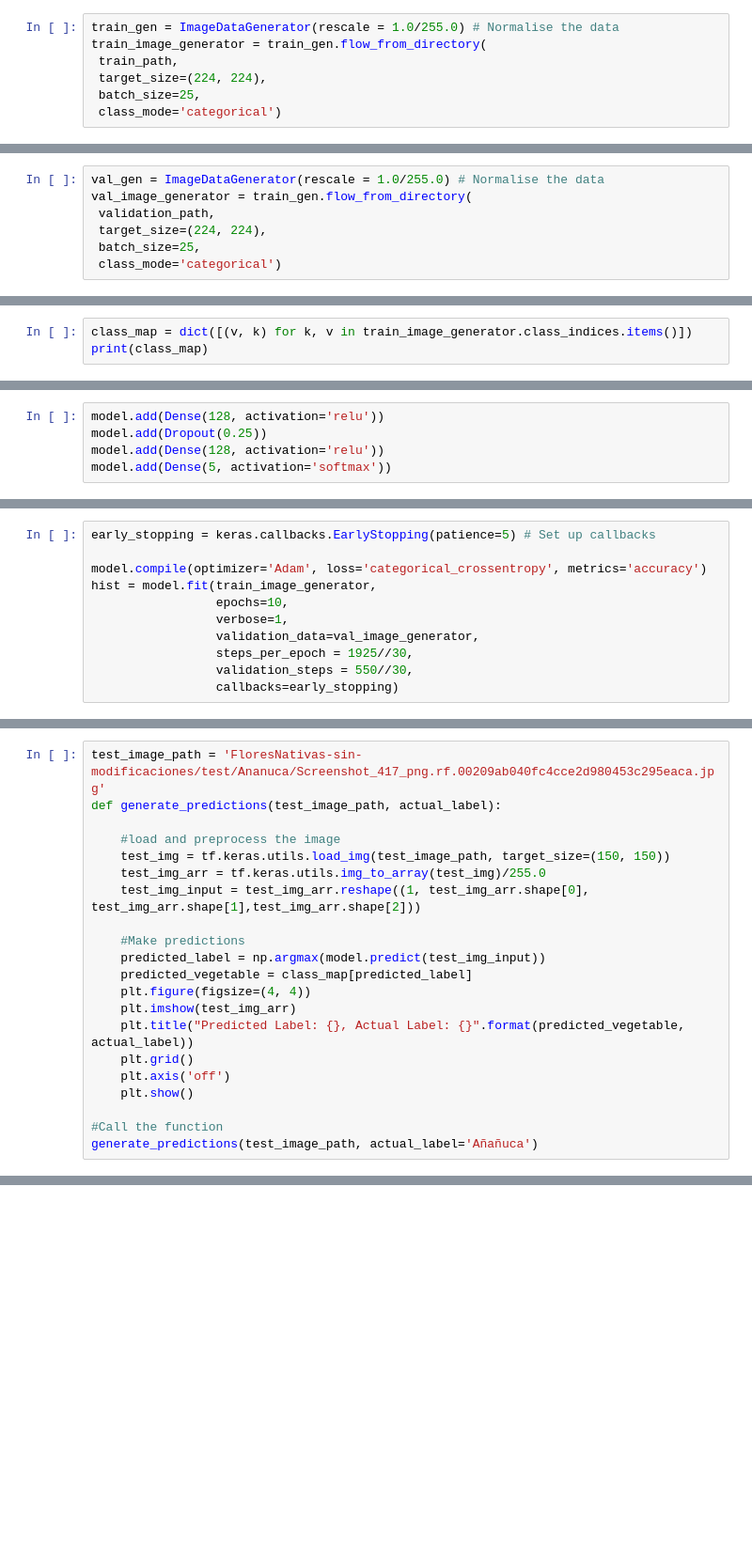
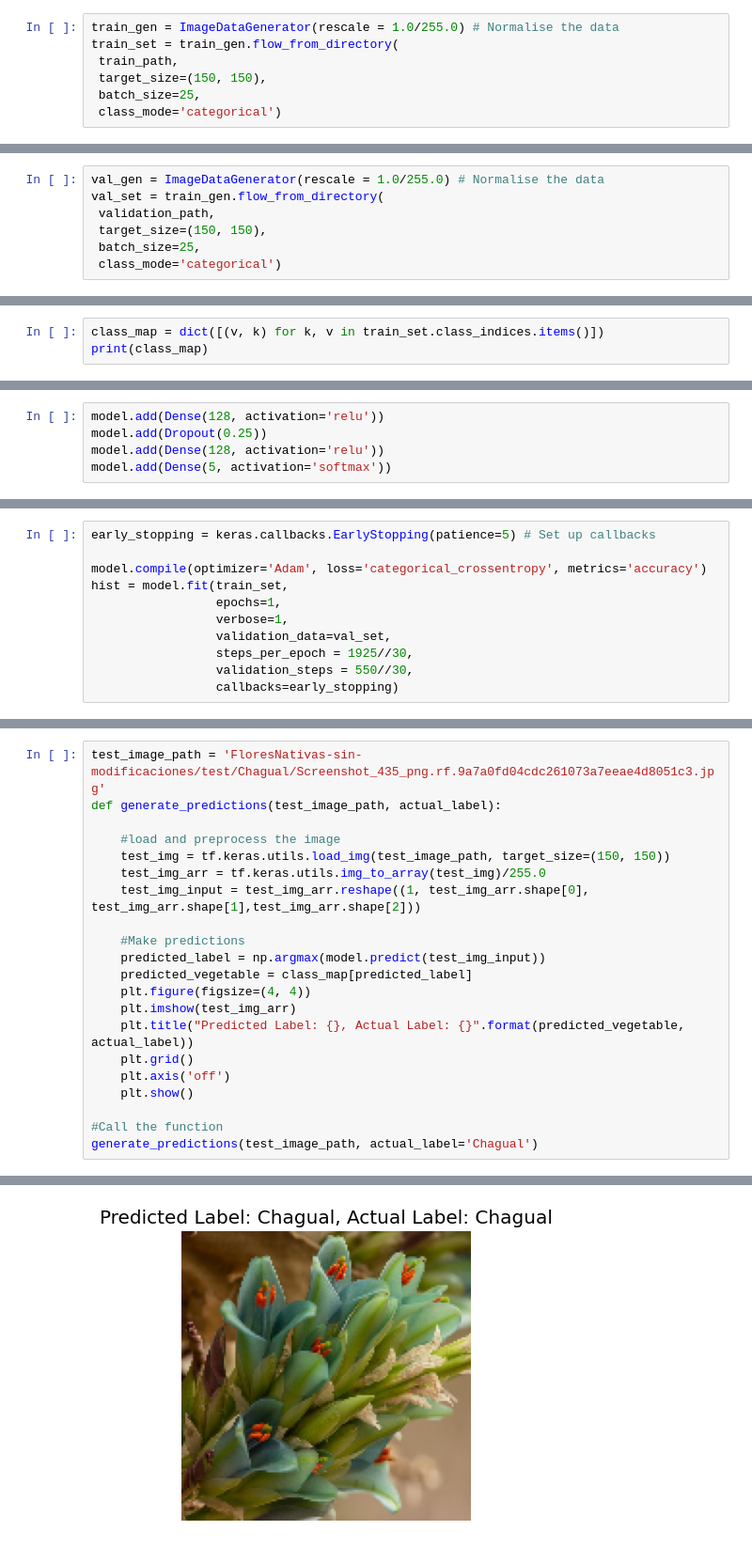
Before and after one commit to PabloSMD/FloraNativaChilenaCNN, a Jupyter notebook: CNN Flores.ipynb, the cells around one changed output, grey strips where cells are left out. Shown: that part at 94% size. Drawn from its saved outputs; the diff is of its cells as text; blank space fills up the shorter version.

```diff
--- a/CNN Flores.ipynb
+++ b/CNN Flores.ipynb
@@ -109,17 +109,17 @@ plt.show()
 #MOSTRAR EJEMPLOS DE CADA CLASE
 # %%
 train_gen = ImageDataGenerator(rescale = 1.0/255.0) # Normalise the data
-train_image_generator = train_gen.flow_from_directory(
+train_set = train_gen.flow_from_directory(
  train_path,
- target_size=(224, 224),
+ target_size=(150, 150),
  batch_size=25,
  class_mode='categorical')
 # %% [output]
 Found 1925 images belonging to 5 classes.
 # %%
 val_gen = ImageDataGenerator(rescale = 1.0/255.0) # Normalise the data
-val_image_generator = train_gen.flow_from_directory(
+val_set = train_gen.flow_from_directory(
  validation_path,
- target_size=(224, 224),
+ target_size=(150, 150),
  batch_size=25,
  class_mode='categorical')
@@ -133,3 +137,3 @@ test_image_generator = train_gen.flow_from_directory(
 # %%
-class_map = dict([(v, k) for k, v in train_image_generator.class_indices.items()])
+class_map = dict([(v, k) for k, v in train_set.class_indices.items()])
 print(class_map)
@@ -154,10 +180,10 @@ model.summary()
 early_stopping = keras.callbacks.EarlyStopping(patience=5) # Set up callbacks
 
 model.compile(optimizer='Adam', loss='categorical_crossentropy', metrics='accuracy')
-hist = model.fit(train_image_generator,
-                 epochs=10,
+hist = model.fit(train_set,
+                 epochs=1,
                  verbose=1,
-                 validation_data=val_image_generator,
+                 validation_data=val_set,
                  steps_per_epoch = 1925//30,
                  validation_steps = 550//30,
                  callbacks=early_stopping)
@@ -177,5 +210,5 @@ model.evaluate(test_image_generator)
 # %%
-test_image_path = 'FloresNativas-sin-modificaciones/test/Ananuca/Screenshot_417_png.rf.00209ab040fc4cce2d980453c295eaca.jpg'
+test_image_path = 'FloresNativas-sin-modificaciones/test/Chagual/Screenshot_435_png.rf.9a7a0fd04cdc261073a7eeae4d8051c3.jpg'
 def generate_predictions(test_image_path, actual_label):
 
     #load and preprocess the image
@@ -194,4 +227,5 @@ def generate_predictions(test_image_path, actual_label):
     plt.show()
 
 #Call the function
-generate_predictions(test_image_path, actual_label='Añañuca')
+generate_predictions(test_image_path, actual_label='Chagual')
+# %% [output]
@@ -197,0 +233 @@ generate_predictions(test_image_path, actual_label='Añañuca')
+[figure, added]
```
Also changed, not shown: parts of 18 cells of this notebook, 1 other file.
